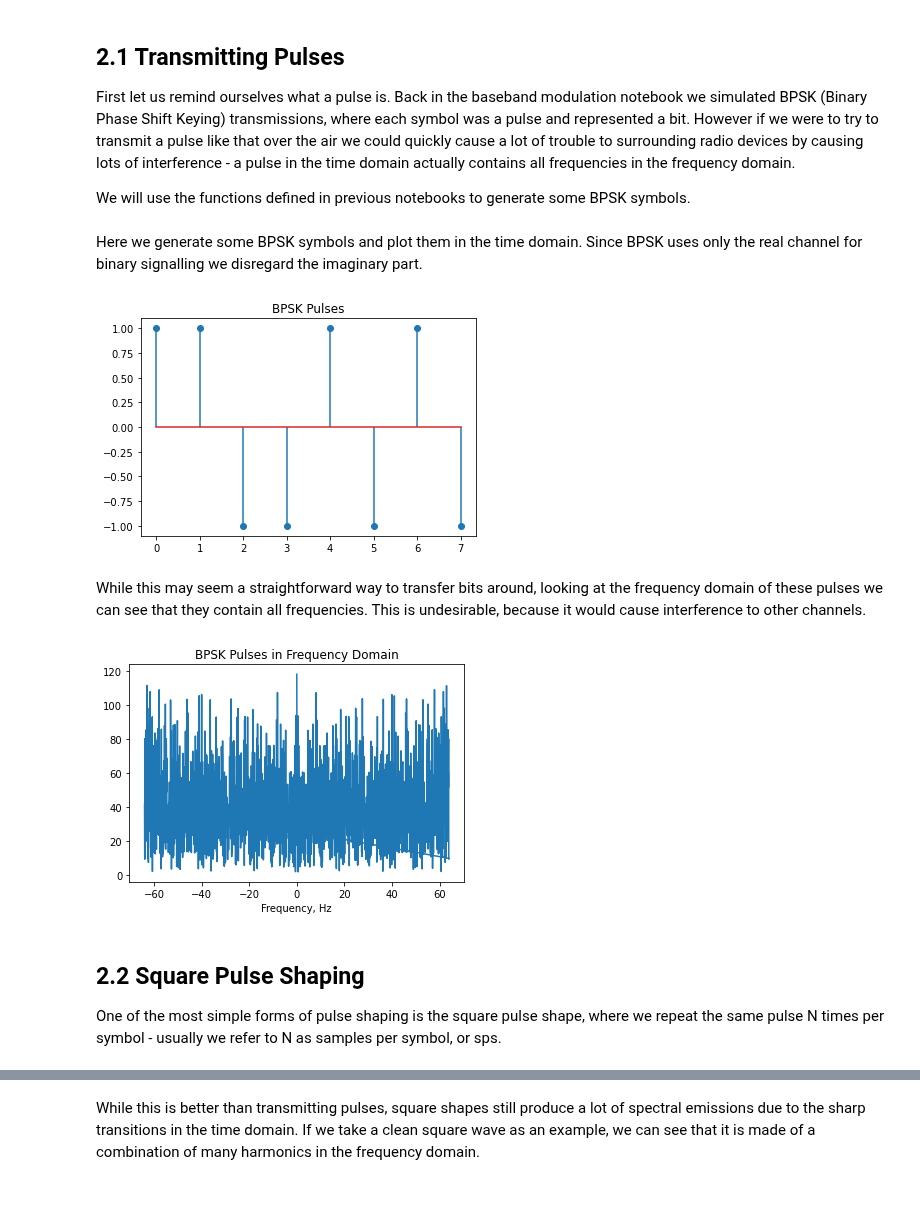
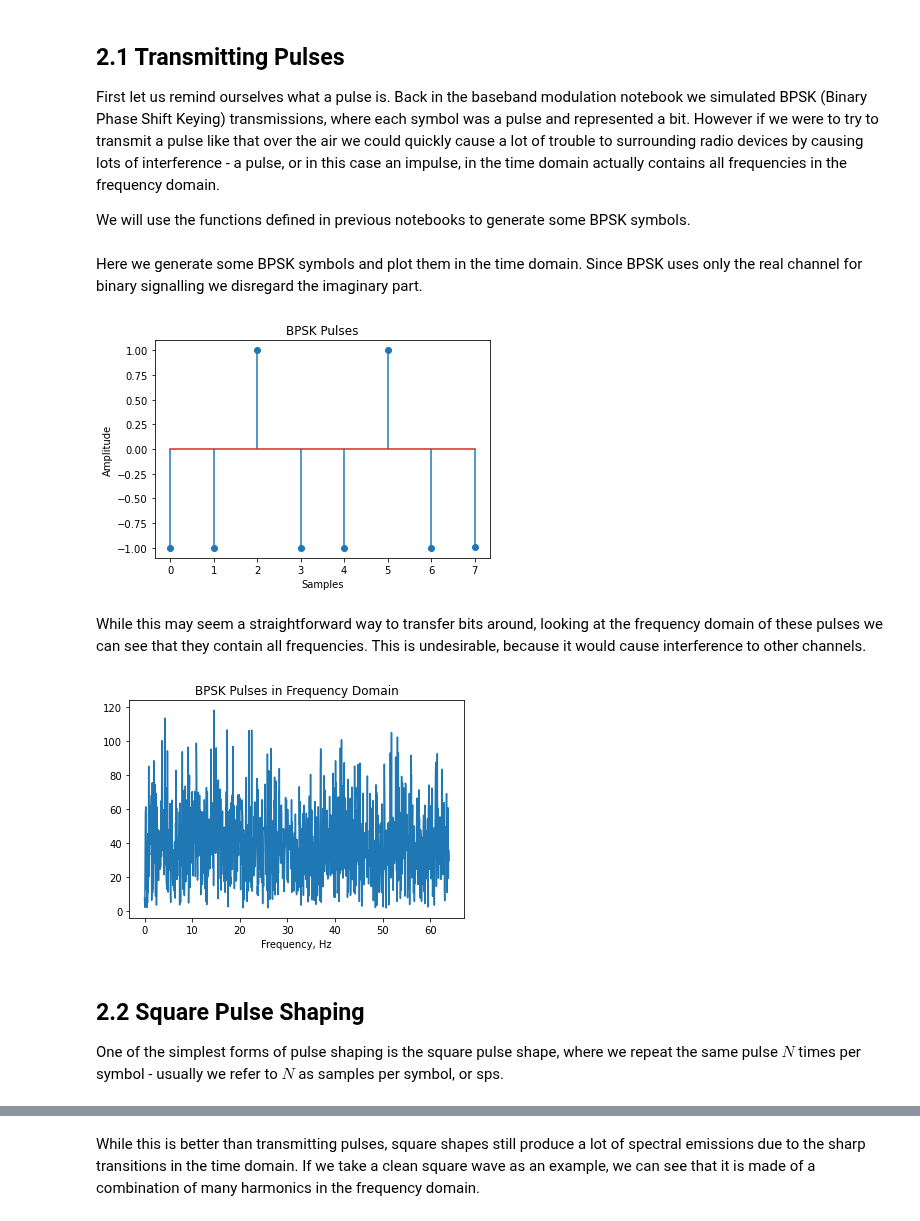
Before and after one commit to strath-sdr/dsp_notebooks, a Jupyter notebook: notebooks/baseband_modulation/02_pulse_shaping.ipynb, the cells around one changed output, grey strips where cells are left out. Saved outputs shown, nothing was run; the diff lists cells and outputs as text; code cells hidden in the pictures.

Commit message:
baseband modulation corrections

```diff
--- a/notebooks/baseband_modulation/02_pulse_shaping.ipynb
+++ b/notebooks/baseband_modulation/02_pulse_shaping.ipynb
@@ -22,7 +23,7 @@ import matplotlib.pyplot as plt
 # %% [markdown]
 ## 2.1 Transmitting Pulses <a class="anchor" id="pulses"></a>
 
-First let us remind ourselves what a pulse is. Back in the baseband modulation notebook we simulated BPSK (Binary Phase Shift Keying) transmissions, where each symbol was a pulse and represented a bit. However if we were to try to transmit a pulse like that over the air we could quickly cause a lot of trouble to surrounding radio devices by causing lots of interference - a pulse in the time domain actually contains all frequencies in the frequency domain.
+First let us remind ourselves what a pulse is. Back in the baseband modulation notebook we simulated BPSK (Binary Phase Shift Keying) transmissions, where each symbol was a pulse and represented a bit. However if we were to try to transmit a pulse like that over the air we could quickly cause a lot of trouble to surrounding radio devices by causing lots of interference - a pulse, or in this case an impulse, in the time domain actually contains all frequencies in the frequency domain.
 
 We will use the functions defined in previous notebooks to generate some BPSK symbols.
 # %%
@@ -53,26 +54,28 @@ Here we generate some BPSK symbols and plot them in the time domain. Since BPSK
 # %%
 symbols = generate_bpsk(2048)
 plt.stem(symbols.real[:8], use_line_collection=True)
+plt.xlabel('Samples')
+plt.ylabel('Amplitude')
 plt.title('BPSK Pulses')
 plt.show()
 # %% [output]
-[figure, old version]
+[figure, new version]
 # %% [markdown]
 While this may seem a straightforward way to transfer bits around, looking at the frequency domain of these pulses we can see that they contain all frequencies. This is undesirable, because it would cause interference to other channels.
 # %%
 fs = 128
 fft_size = 2048
 
-y_fft = np.fft.fftshift(np.fft.fft(generate_bpsk(fft_size),fft_size))
-freqs = np.fft.fftfreq(fft_size,1/fs)
+y_fft = np.fft.fftshift(np.fft.fft(generate_bpsk(fft_size),fft_size))[int(fft_size/2):]
+freqs = np.fft.fftshift(np.fft.fftfreq(fft_size,1/fs))[int(fft_size/2):]
 
 plt.plot(freqs, np.abs(y_fft))
 plt.xlabel('Frequency, Hz')
 plt.title('BPSK Pulses in Frequency Domain')
 plt.show()
 # %% [output]
-[figure, old version]
+[figure, new version]
 # %% [markdown]
 ## 2.2 Square Pulse Shaping <a class="anchor" id="squares"></a>
 
-One of the most simple forms of pulse shaping is the square pulse shape, where we repeat the same pulse N times per symbol - usually we refer to N as samples per symbol, or sps.
+One of the simplest forms of pulse shaping is the square pulse shape, where we repeat the same pulse $N$ times per symbol - usually we refer to $N$ as samples per symbol, or sps.
```
Also changed, not shown: parts of 24 cells of this notebook, 1 other file.
